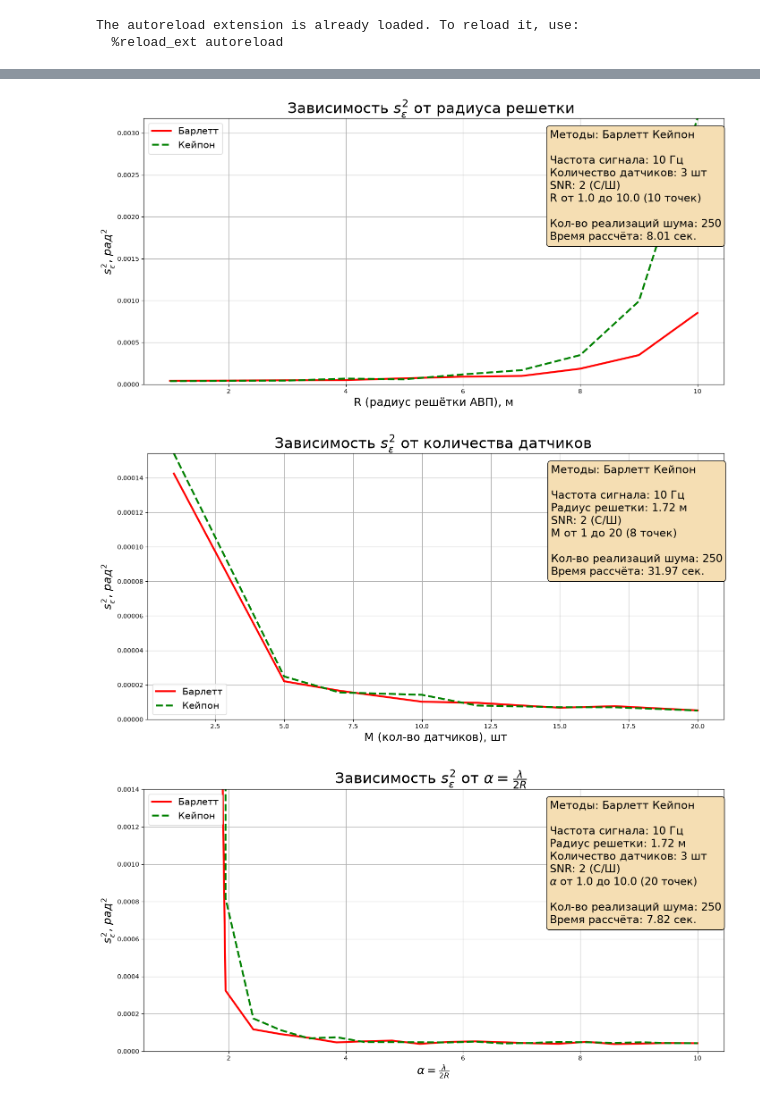
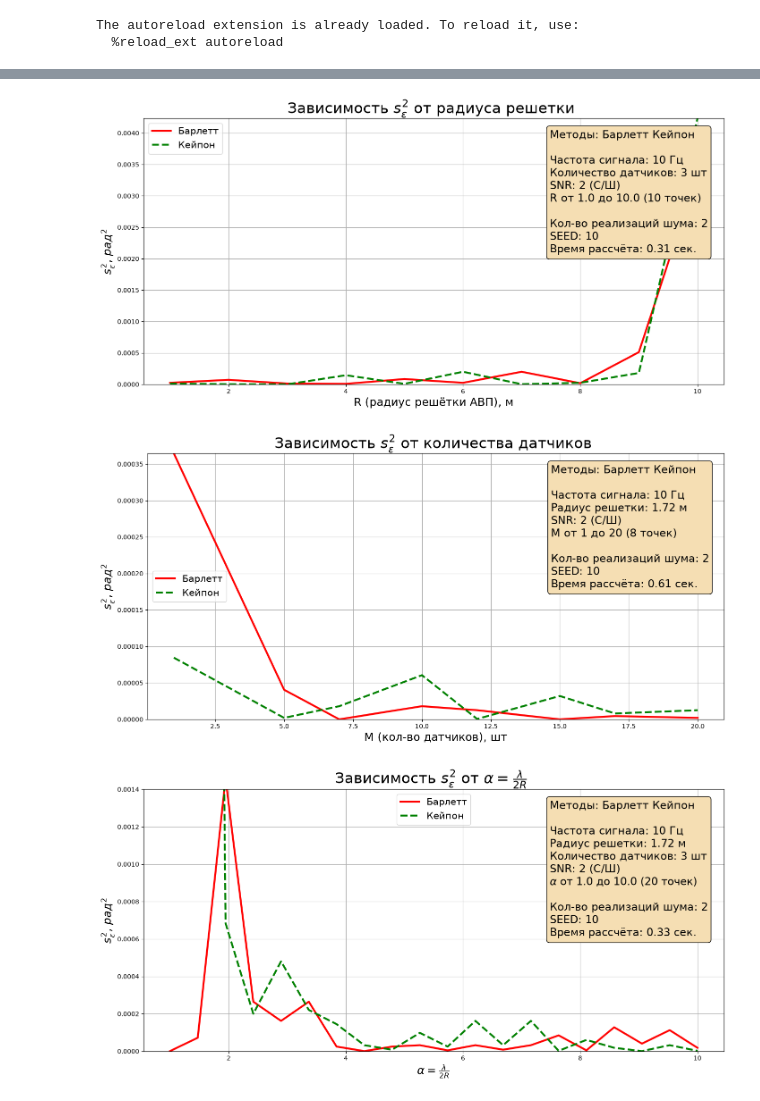
Before and after one commit to veitnemed/piling-main, a Jupyter notebook: report.ipynb, the cells around one changed output, grey strips where cells are left out. Drawn from its saved outputs; the diff is of its cells as text; code cells hidden in the pictures.

```diff
--- a/report.ipynb
+++ b/report.ipynb
@@ -91,12 +97,12 @@ delta_time = end_time - start_time
 # %%
 plot_variance_vs_param(dict_values = {"Барлетт": var_barlett_vs_r,
                                       "Кейпон": var_cap_vs_r},
-                       config_params = cfg.CONFIG_PARAMETRS.copy(),
+                       config_params = config_parametrs.copy(),
                        parametr_values = R_VALUES,
                        parametr_name = "R",
                        delta_time = delta_time,
                        ylim = (0, max(max(var_barlett_vs_r),max(var_cap_vs_r)))
                        )
 # %% [output]
-[figure, old version]
+[figure, new version]
 # %%
@@ -118,19 +125,20 @@ delta_time = end_time - start_time
 # %%
 plot_variance_vs_param(dict_values = {"Барлетт": var_barlett_vs_m,
                                       "Кейпон": var_cap_vs_m},
-                       config_params = cfg.CONFIG_PARAMETRS.copy(),
+                       config_params = config_parametrs.copy(),
                        parametr_values = cfg.SENSOR_VALUES,
                        parametr_name = "M",
                        delta_time = delta_time,
                        ylim = (0, max(max(var_barlett_vs_m),max(var_cap_vs_m)))
                        )
 # %% [output]
-[figure, old version]
+[figure, new version]
 # %%
+config_parametrs = update_config()
 start_time = time.perf_counter()
 ALPHA_VALUES = np.linspace(1,10,20)
 ALPHA_VALUES2 = np.linspace(0.1,1,20)
-var_barlett_vs_alpha = var_vs_params(config_params = cfg.CONFIG_PARAMETRS.copy(),
+var_barlett_vs_alpha = var_vs_params(config_params = config_parametrs.copy(),
                               energy_func = get_barlet_values,
                               parametr_name = "alpha",
                               parametr_values = ALPHA_VALUES)
@@ -138,18 +146,18 @@ var_barlett_vs_alpha = var_vs_params(config_params = cfg.CONFIG_PARAMETRS.copy()
 delta_time = time.perf_counter() - start_time
 start_time2 = time.perf_counter()
 
-var_cap_vs_alpha = var_vs_params(config_params = cfg.CONFIG_PARAMETRS.copy(),
+var_cap_vs_alpha = var_vs_params(config_params = config_parametrs.copy(),
                               energy_func = get_cap_values,
                               parametr_name = "alpha",
                               parametr_values = ALPHA_VALUES)
 
-var_barlett_vs_alpha2 = var_vs_params(config_params = cfg.CONFIG_PARAMETRS.copy(),
+var_barlett_vs_alpha2 = var_vs_params(config_params = config_parametrs.copy(),
                               energy_func = get_barlet_values,
                               parametr_name = "alpha",
                               parametr_values = ALPHA_VALUES2)
 
 
-var_cap_vs_alpha2 = var_vs_params(config_params = cfg.CONFIG_PARAMETRS.copy(),
+var_cap_vs_alpha2 = var_vs_params(config_params = config_parametrs.copy(),
                               energy_func = get_cap_values,
                               parametr_name = "alpha",
                               parametr_values = ALPHA_VALUES2)
@@ -158,14 +166,14 @@ delta_time2 = time.perf_counter() - start_time
 # %%
 plot_variance_vs_param(dict_values = {"Барлетт": var_barlett_vs_alpha,
                                       "Кейпон": var_cap_vs_alpha},
-                       config_params = cfg.CONFIG_PARAMETRS.copy(),
+                       config_params = config_parametrs.copy(),
                        parametr_values = ALPHA_VALUES,
                        parametr_name = "alpha",
                        delta_time = delta_time,
                        ylim = (0, 140*1e-5)
                        )
 # %% [output]
-[figure, old version]
+[figure, new version]
 # %%
 plot_variance_vs_param(dict_values = {"Барлетт": var_barlett_vs_alpha2,
                                       "Кейпон": var_cap_vs_alpha2},
```
Also changed, not shown: parts of 8 cells of this notebook, 6 other files.
